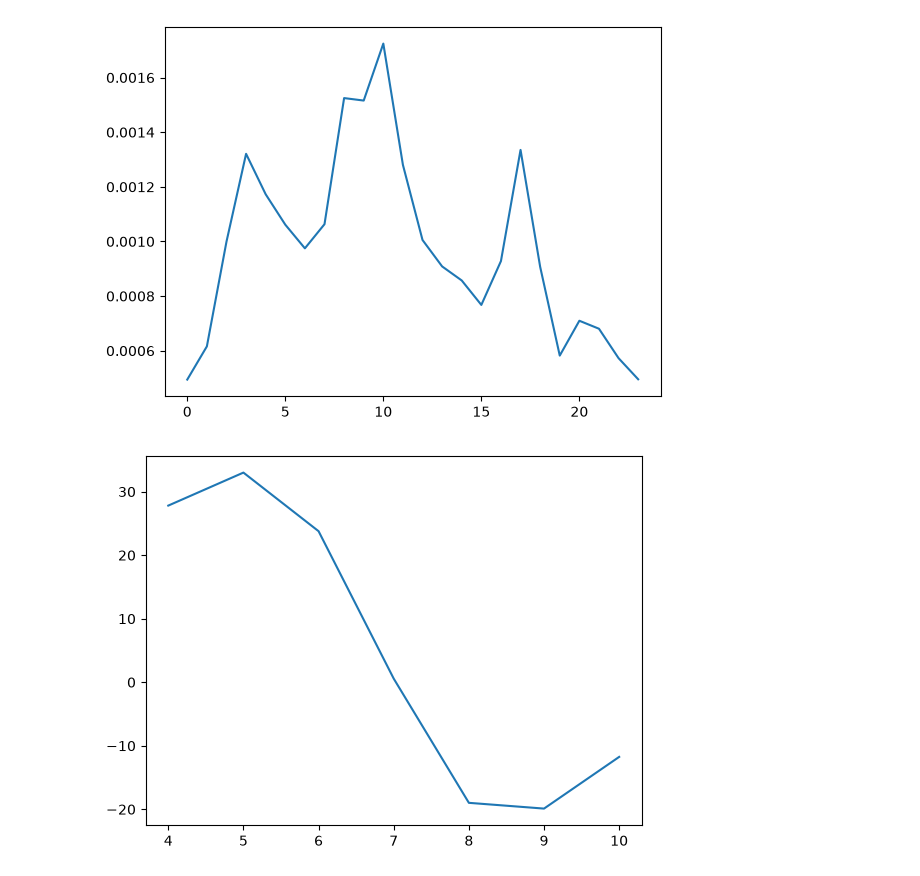
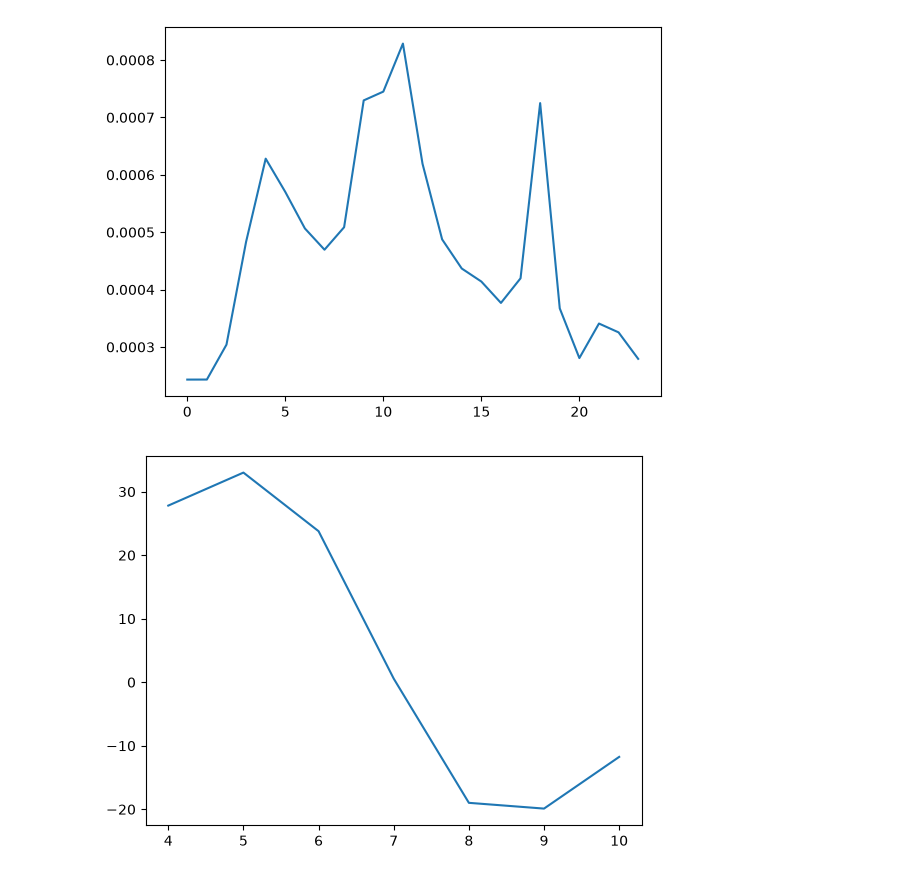
Before and after one commit to NG-Corporation/BackTest, a Jupyter notebook: statistic.ipynb, the cells around one changed output. Saved outputs shown, nothing was run; the diff lists cells and outputs as text; code cells hidden in the pictures.

```diff
--- a/statistic.ipynb
+++ b/statistic.ipynb
@@ -3,36 +3,36 @@ import pandas as pd
 import numpy as np
 
 import matplotlib.pyplot as plt
 
-start_date = '2020-1-1'
+start_date = '2021-1-1'
 end_date = '2026-9-16'
 
 timezone = "America/New_York"
 
-df_h1 = pd.read_csv("./Trading Data/CADCHF_H1.csv",sep=',', parse_dates=['Date'], index_col='Date')
+df_h1 = pd.read_csv("./Trading Data/CADCHF_M15.csv",sep=',', parse_dates=['Date'], index_col='Date')
 df_h1 = df_h1.loc[start_date : end_date]
 df_h1.index = pd.to_datetime(df_h1.index, utc=True).tz_convert(timezone)
 
 gap_high_low_list = []
 hour_list = []
 
 for index, row in df_h1.iterrows():
     gap_high_low_list.append(row['High'] - row['Low'])
     hour_list.append(index.time().hour)
 
 df_h1['price_gap'] = gap_high_low_list
 df_h1['hour'] = hour_list
 
 # print(in)
 result = df_h1.groupby('hour')['price_gap'].mean()
 
 
 plt.figure(2)
 plt.plot(result.index, result.values)
 
 plt.show()
 # %% [output]
-[figure, old version]
+[figure, new version]
 # %%
 import matplotlib.pyplot as plt
 
```
Also changed, not shown: 18 other files.
